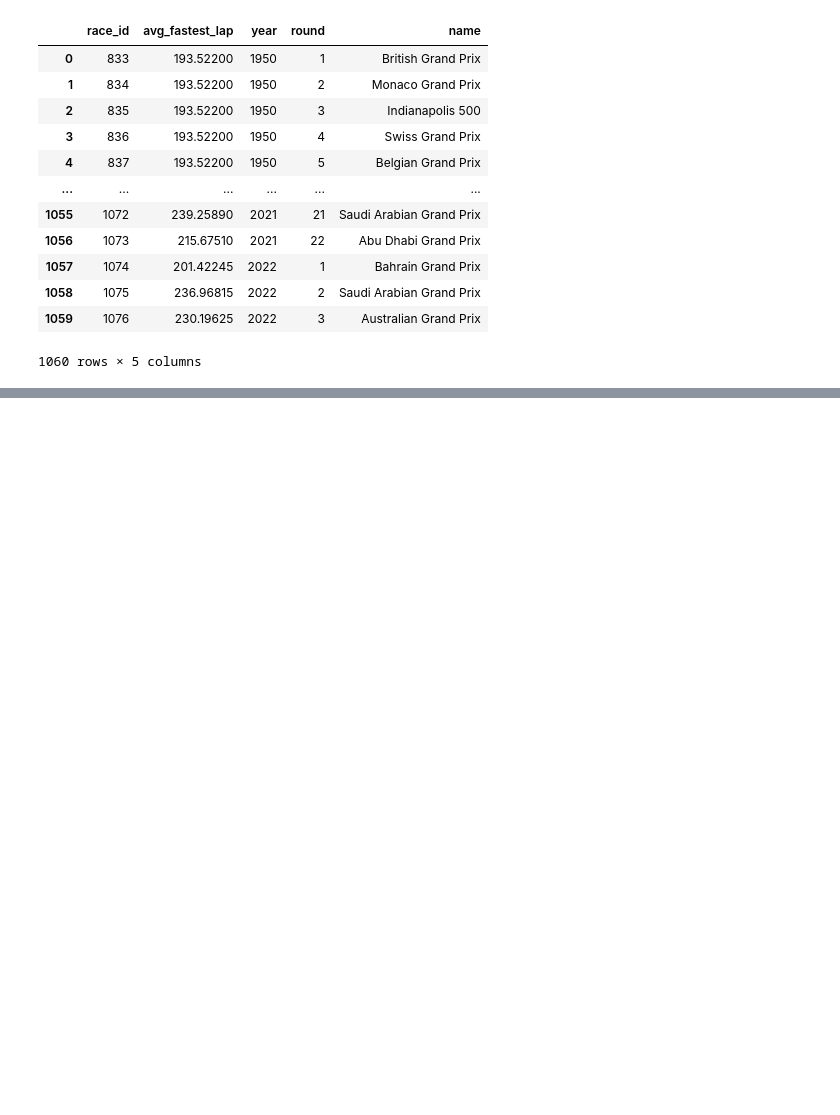
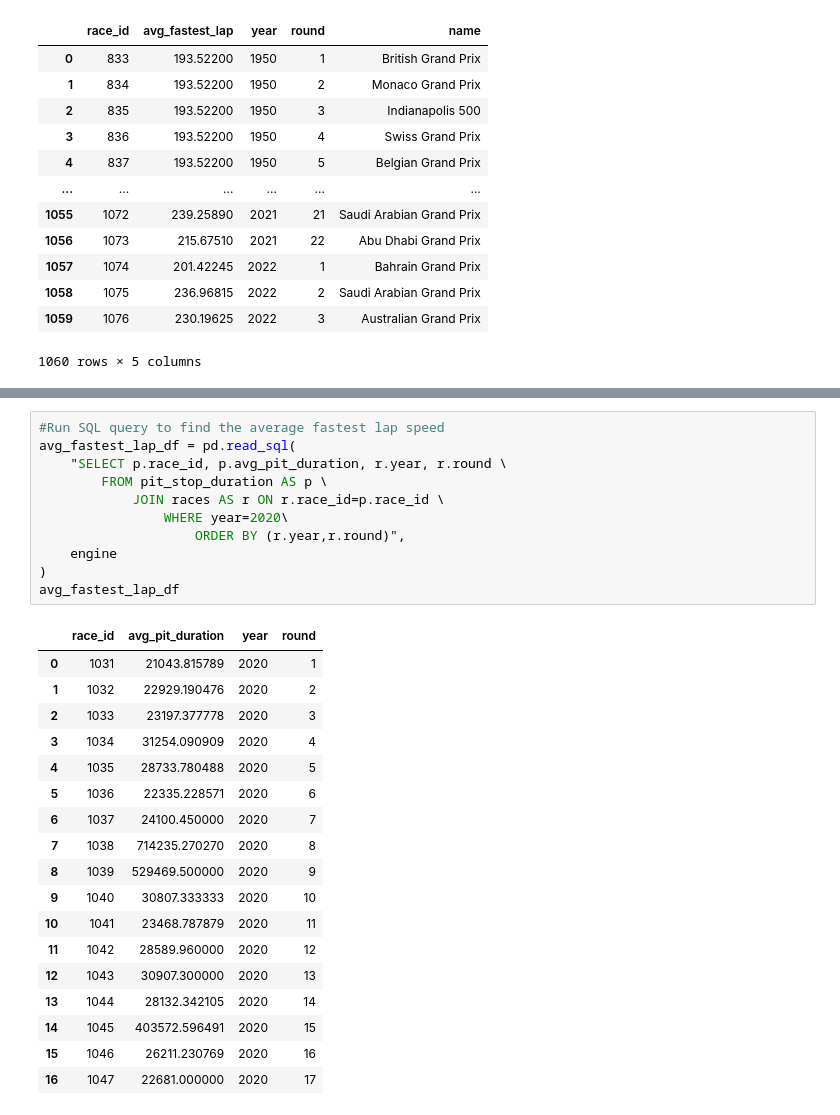
Before and after one commit to halabi93/Formula1-Dashboard, a Jupyter notebook: dftransform.ipynb, the cells around one changed output, grey strips where cells are left out. Cells and saved outputs as stored; diff of their text form; blank space fills up the shorter version.

```diff
--- a/dftransform.ipynb
+++ b/dftransform.ipynb
@@ -395,0 +417,30 @@ avg_fastest_lap_df
+# %%
+#Run SQL query to find the average fastest lap speed
+avg_fastest_lap_df = pd.read_sql(
+    "SELECT p.race_id, p.avg_pit_duration, r.year, r.round \
+        FROM pit_stop_duration AS p \
+            JOIN races AS r ON r.race_id=p.race_id \
+                WHERE year=2020\
+                    ORDER BY (r.year,r.round)",
+    engine
+)
+avg_fastest_lap_df
+# %% [output]
+|  | race_id | avg_pit_duration | year | round |
+| 0 | 1031 | 21043.815789 | 2020 | 1 |
+| 1 | 1032 | 22929.190476 | 2020 | 2 |
+| 2 | 1033 | 23197.377778 | 2020 | 3 |
+| 3 | 1034 | 31254.090909 | 2020 | 4 |
+| 4 | 1035 | 28733.780488 | 2020 | 5 |
+| 5 | 1036 | 22335.228571 | 2020 | 6 |
+| 6 | 1037 | 24100.450000 | 2020 | 7 |
+| 7 | 1038 | 714235.270270 | 2020 | 8 |
+| 8 | 1039 | 529469.500000 | 2020 | 9 |
+| 9 | 1040 | 30807.333333 | 2020 | 10 |
+| 10 | 1041 | 23468.787879 | 2020 | 11 |
+| 11 | 1042 | 28589.960000 | 2020 | 12 |
+| 12 | 1043 | 30907.300000 | 2020 | 13 |
+| 13 | 1044 | 28132.342105 | 2020 | 14 |
+| 14 | 1045 | 403572.596491 | 2020 | 15 |
+| 15 | 1046 | 26211.230769 | 2020 | 16 |
+| 16 | 1047 | 22681.000000 | 2020 | 17 |
```
Also changed, not shown: parts of 2 cells of this notebook, 2 other files.
